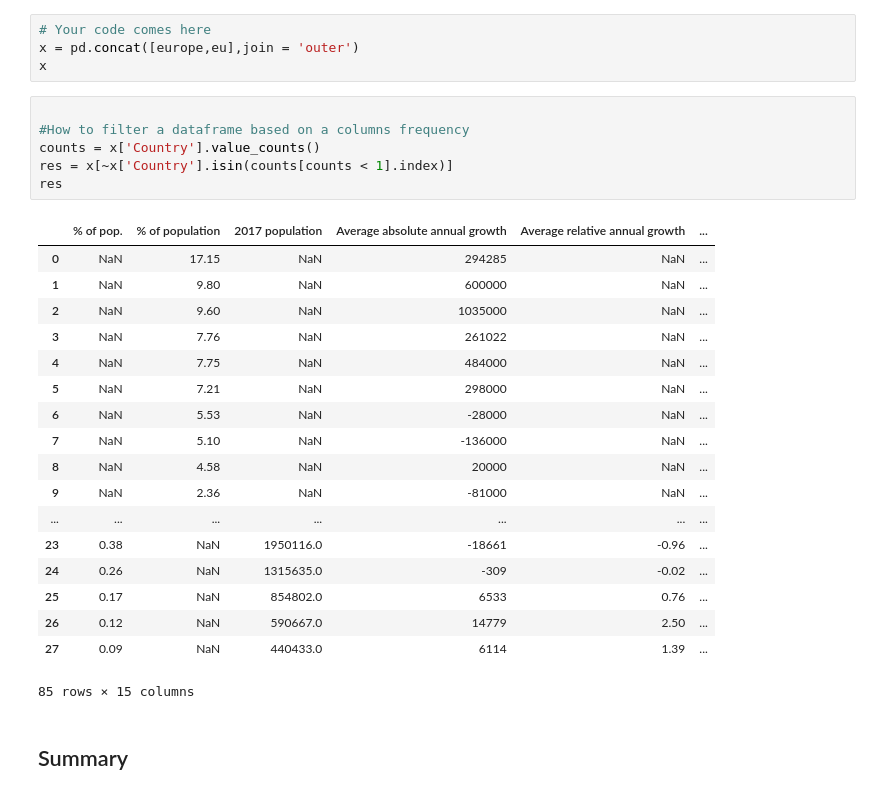
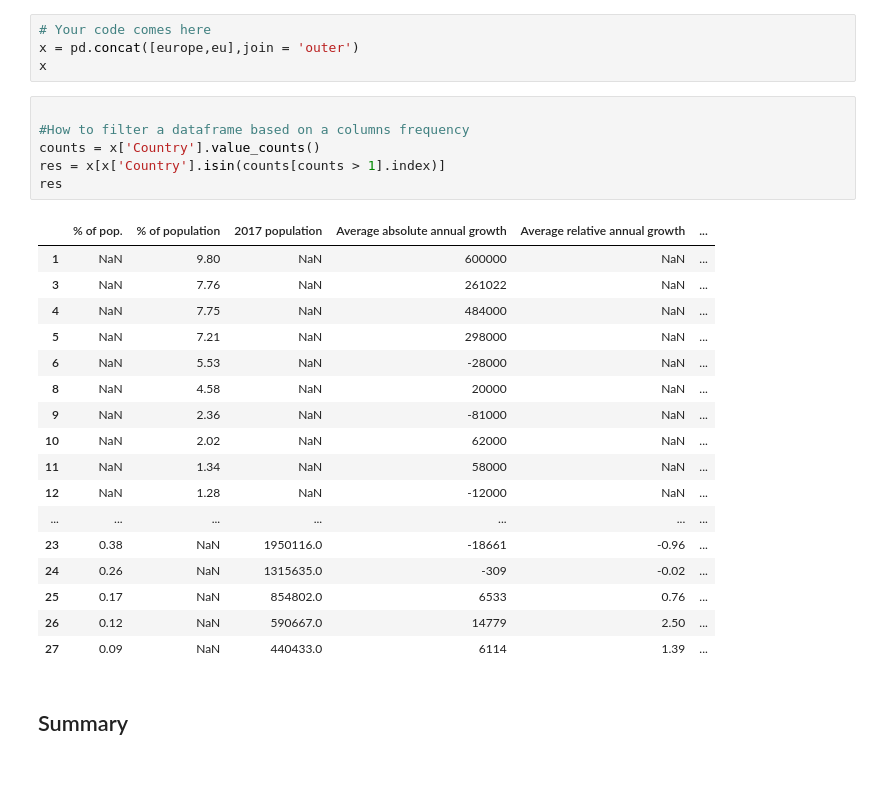
Before and after one commit to jmt0221/dsc-intro-to-sets-lab-nyc-ds-082619, a Jupyter notebook: index.ipynb, the cells around one changed output. Saved outputs shown, nothing was run; the diff lists cells and outputs as text.

```diff
--- a/index.ipynb
+++ b/index.ipynb
@@ -288,28 +288,27 @@ x
 # %%
 
 #How to filter a dataframe based on a columns frequency
 counts = x['Country'].value_counts()
-res = x[~x['Country'].isin(counts[counts < 1].index)]
+res = x[x['Country'].isin(counts[counts > 1].index)]
 res
 # %% [output]
 |  | % of pop. | % of population | 2017 population | Average absolute annual growth | Average relative annual growth | ... |
-| 0 | NaN | 17.15 | NaN | 294285 | NaN | ... |
 | 1 | NaN | 9.80 | NaN | 600000 | NaN | ... |
-| 2 | NaN | 9.60 | NaN | 1035000 | NaN | ... |
 | 3 | NaN | 7.76 | NaN | 261022 | NaN | ... |
 | 4 | NaN | 7.75 | NaN | 484000 | NaN | ... |
 | 5 | NaN | 7.21 | NaN | 298000 | NaN | ... |
 | 6 | NaN | 5.53 | NaN | -28000 | NaN | ... |
-| 7 | NaN | 5.10 | NaN | -136000 | NaN | ... |
 | 8 | NaN | 4.58 | NaN | 20000 | NaN | ... |
 | 9 | NaN | 2.36 | NaN | -81000 | NaN | ... |
+| 10 | NaN | 2.02 | NaN | 62000 | NaN | ... |
+| 11 | NaN | 1.34 | NaN | 58000 | NaN | ... |
+| 12 | NaN | 1.28 | NaN | -12000 | NaN | ... |
 | ... | ... | ... | ... | ... | ... | ... |
 | 23 | 0.38 | NaN | 1950116.0 | -18661 | -0.96 | ... |
 | 24 | 0.26 | NaN | 1315635.0 | -309 | -0.02 | ... |
 | 25 | 0.17 | NaN | 854802.0 | 6533 | 0.76 | ... |
 | 26 | 0.12 | NaN | 590667.0 | 14779 | 2.50 | ... |
 | 27 | 0.09 | NaN | 440433.0 | 6114 | 1.39 | ... |
-85 rows × 15 columns
 # %% [markdown]
 ## Summary
 # %% [markdown]
```
